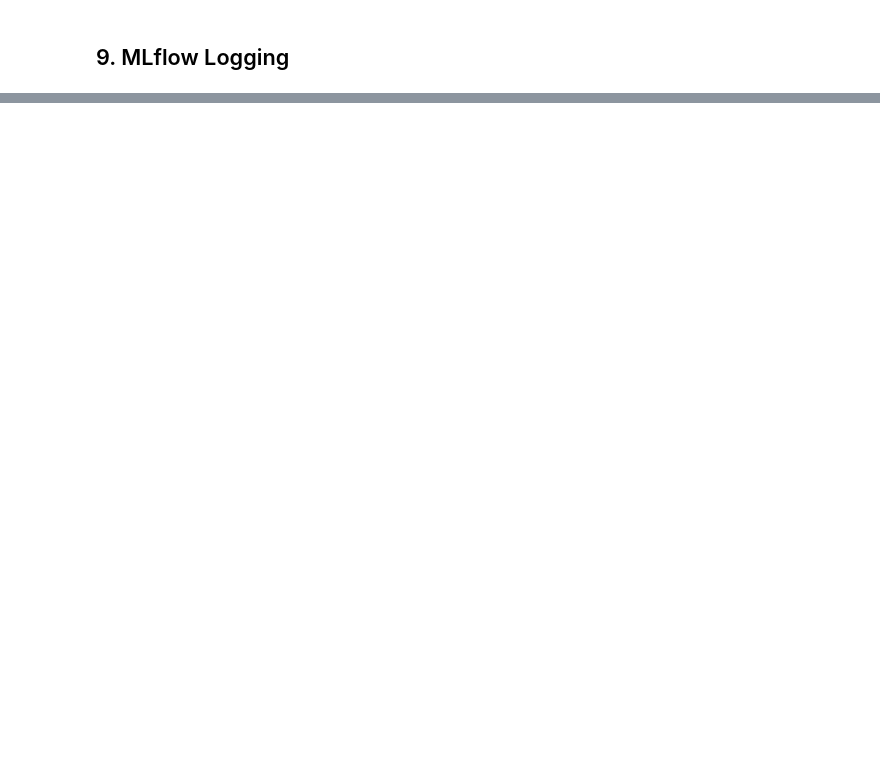
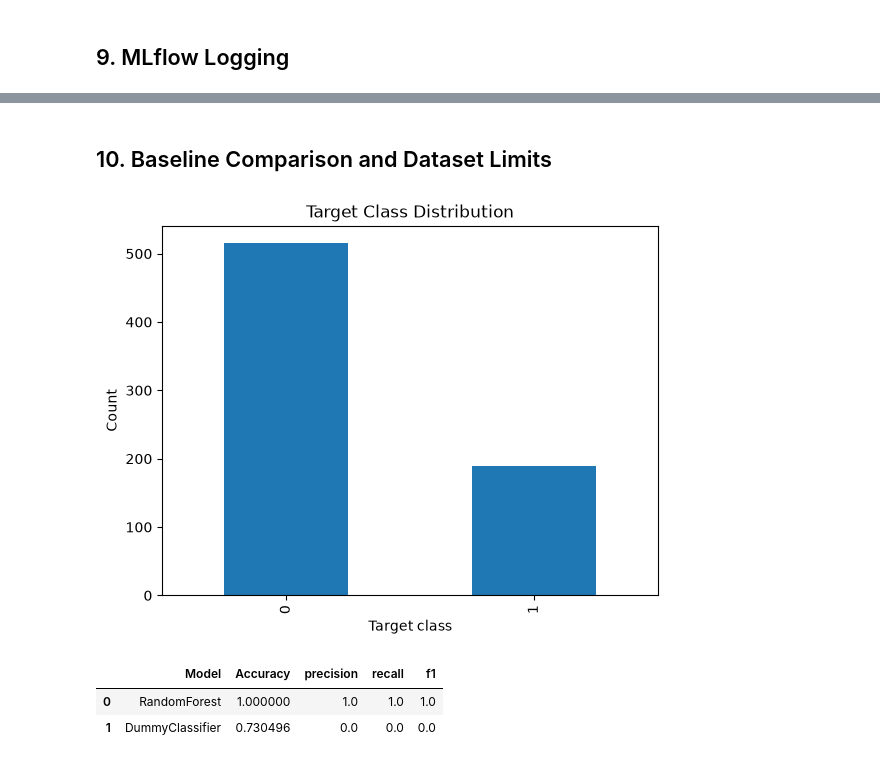
Before and after one commit to madara88645/autism-screening-classification, a Jupyter notebook: notebooks/autism_mlops_portfolio.ipynb, the cells around one changed output, grey strips where cells are left out. Drawn from its saved outputs; the diff is of its cells as text; code cells hidden in the pictures; blank space fills up the shorter version.

Commit message:
Document baseline comparison and dataset limits in notebook

```diff
--- a/notebooks/autism_mlops_portfolio.ipynb
+++ b/notebooks/autism_mlops_portfolio.ipynb
@@ -115,0 +175,34 @@ print("Run ID:", run_id)
+# %% [markdown]
+## 10. Baseline Comparison and Dataset Limits
+# %%
+import matplotlib.pyplot as plt
+
+target_counts = df[TARGET_COLUMN].value_counts()
+
+target_counts.plot(kind="bar")
+plt.title("Target Class Distribution")
+plt.xlabel("Target class")
+plt.ylabel("Count")
+plt.show()
+# %% [output]
+[figure, added]
+# %%
+from sklearn.dummy import DummyClassifier
+
+dummy = DummyClassifier(strategy="most_frequent")
+
+dummy.fit(X_train,y_train)
+
+metrics_dummy = evaluate_model(dummy, X_test, y_test)
+
+pd.DataFrame({
+    "Model": ["RandomForest","DummyClassifier"],
+    "Accuracy":[metrics["accuracy"],metrics_dummy["accuracy"]],
+    "precision":[metrics["precision"],metrics_dummy["precision"]],
+    "recall":[metrics["recall"],metrics_dummy["recall"]],
+    "f1":[metrics["f1"],metrics_dummy["f1"]]
+})
+# %% [output]
+|  | Model | Accuracy | precision | recall | f1 |
+| 0 | RandomForest | 1.000000 | 1.0 | 1.0 | 1.0 |
+| 1 | DummyClassifier | 0.730496 | 0.0 | 0.0 | 0.0 |
```
Also changed, not shown: parts of 10 cells of this notebook.
